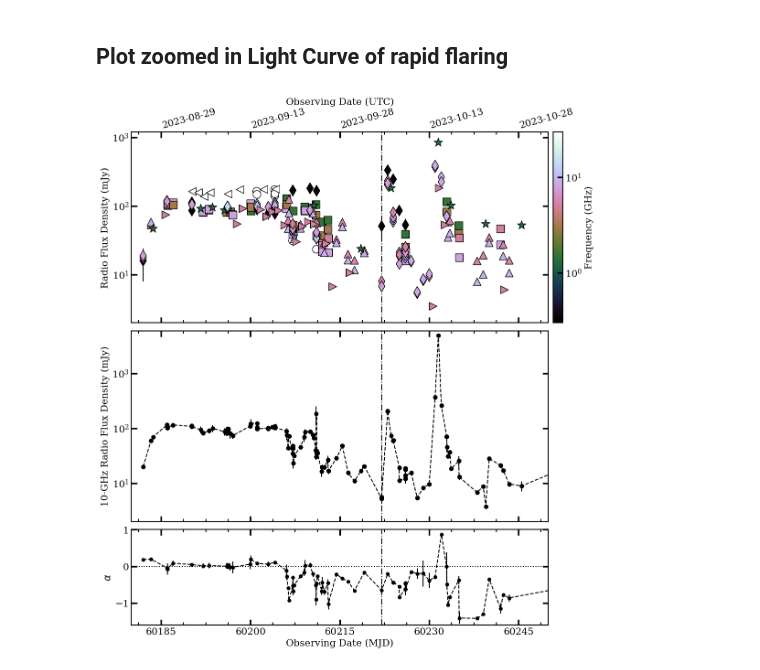
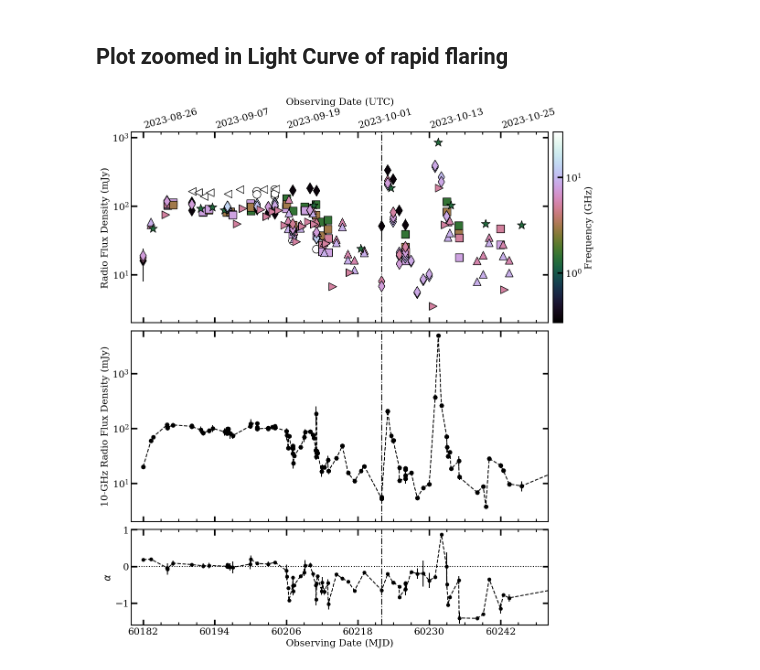
Before and after one commit to AKHughes1994/SwJ1727_2023_Outburst, a Jupyter notebook: LightCurve/PlotSwJ1727_LC.ipynb, the cells around one changed output. Cells and saved outputs as stored; diff of their text form; code cells hidden in the pictures.

Commit message:
slight modifcations to LC plotting

```diff
--- a/LightCurve/PlotSwJ1727_LC.ipynb
+++ b/LightCurve/PlotSwJ1727_LC.ipynb
@@ -506,32 +512,33 @@ ax[2].errorbar(
 )
 ax[2].axhline(0.0, ls=':', c='k')  # Add a horizontal line at alpha = 0
 
 # Format the top panel
 ax[0].set_yscale('log')  # Set y-axis to logarithmic scale
 ax[0].set_ylabel('Radio Flux Density (mJy)')  # Add y-axis label
 ax[0].set_ylim(2.0, 1200)  # Set y-axis limits
 
 # Format the middle panel
 ax[1].set_yscale('log')  # Set y-axis to logarithmic scale
 ax[1].set_ylabel('10-GHz Radio Flux Density (mJy)')  # Add y-axis label
 ax[1].set_ylim(2.0, 6000)  # Set y-axis limits
 
 # Format the bottom panel
 ax[2].set_ylabel(r'$\alpha$')  # Add y-axis label for spectral index
 ax[2].set_ylim(-1.6, 1.0)  # Set y-axis limits
 ax[2].tick_params(labelbottom=False)  # Disable x-axis labels for the bottom panel
 
 # Format the x-axis to include UTC on top and MJD on the bottom
-FormatAxis(ax, [60180, 60250], dt=0, interval=15)
+FormatAxis(ax, [60180, 60250], dt=0, interval=12)
 
 # Add a color bar for the frequency in the top panel
 fig.colorbar(cplt, ax=ax[0], label="Frequency (GHz)", shrink=1, pad=0.01)
 
 # Align the x-axis of the middle and bottom panels with the top panel
 align_axis_x(ax[1], ax[0])
 align_axis_x(ax[2], ax[0])
 
 # Display the plot
+plt.savefig('plots/Narrow_Radio_LCs_Color.pdf', bbox_inches='tight')  # Save the plot as a PDF file
 plt.show()
 # %% [output]
-[figure, old version]
+[figure, new version]
```
Also changed, not shown: parts of 3 cells of this notebook.
